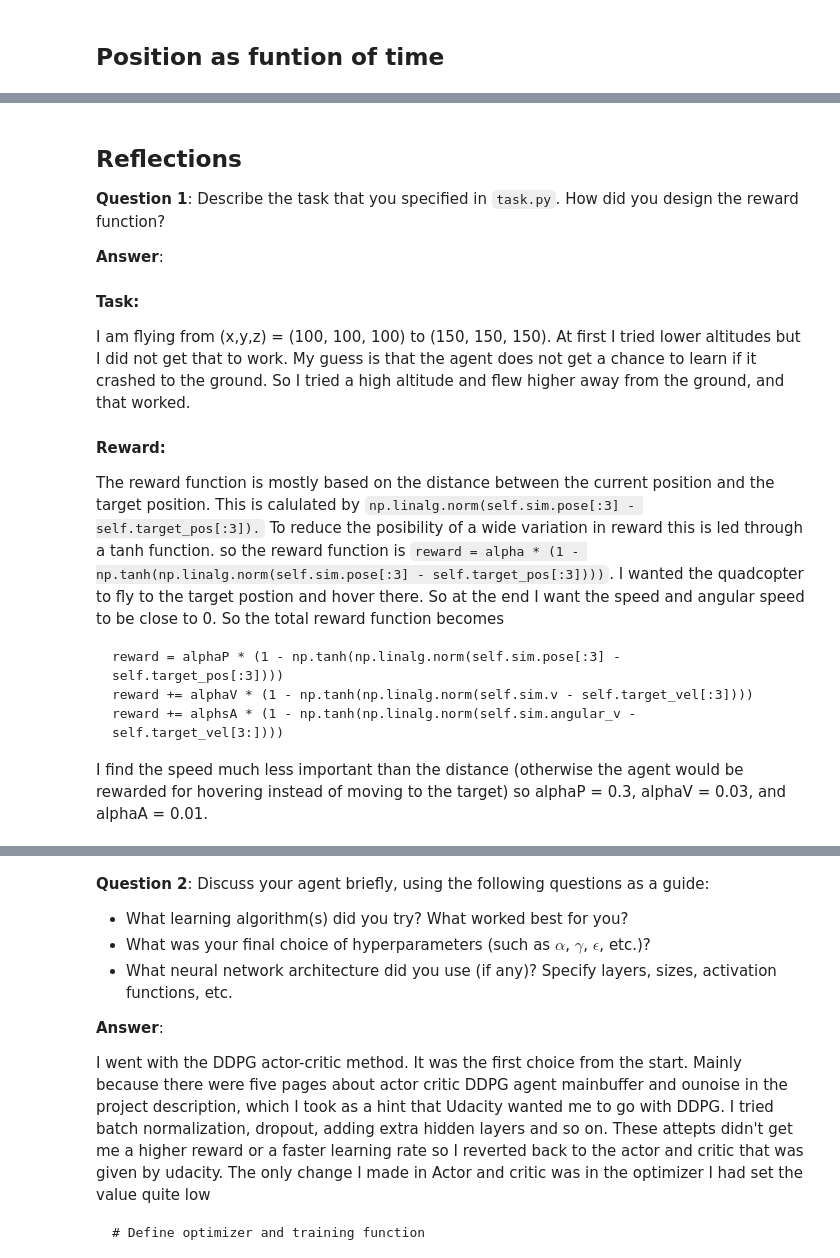
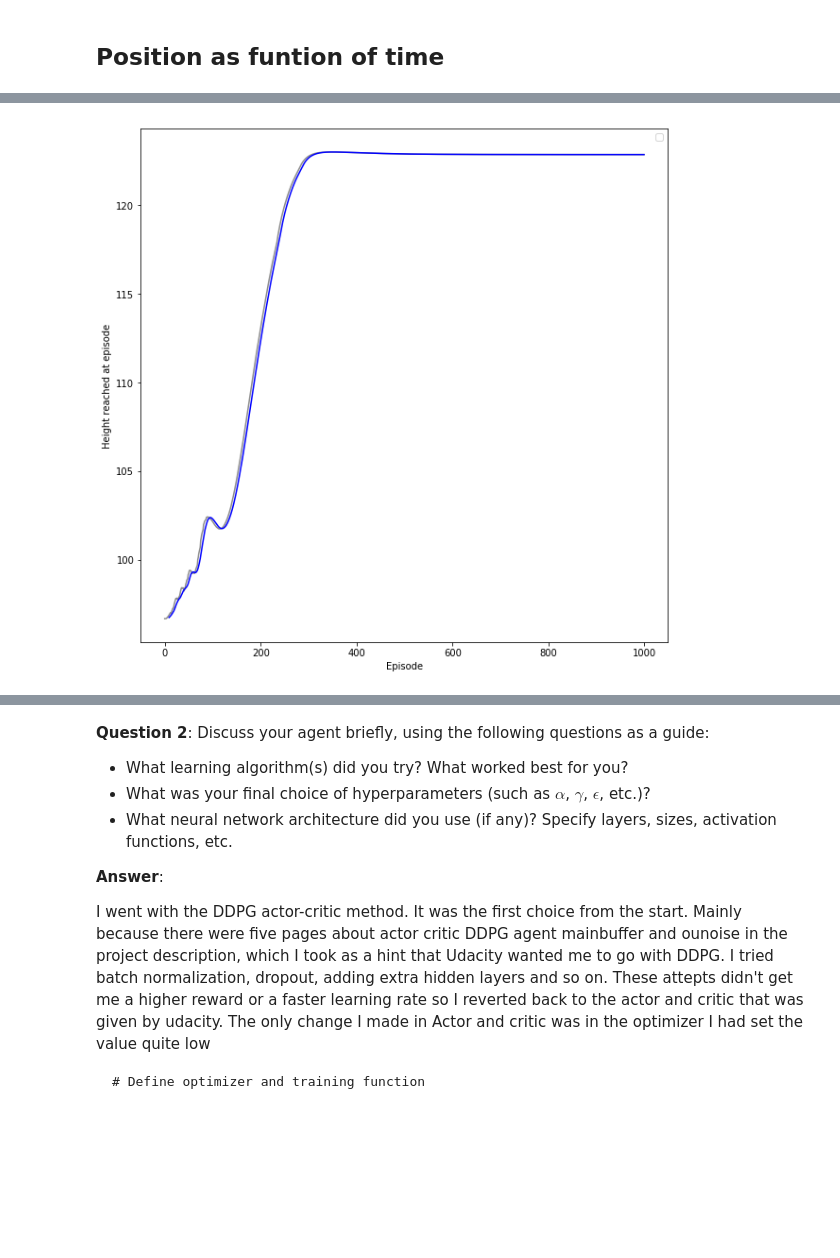
Before and after one commit to cbrands/RL-Quadcopter-2, a Jupyter notebook: Quadcopter_Project.ipynb, the cells around one changed output, grey strips where cells are left out. Saved outputs shown, nothing was run; the diff lists cells and outputs as text; code cells hidden in the pictures; blank space fills up the shorter version.

Commit message:
adjusted answers to new submission

````diff
--- a/Quadcopter_Project.ipynb
+++ b/Quadcopter_Project.ipynb
@@ -322,18 +313,4 @@ _ = plt.ylim()
-# %% [markdown]
-## Reflections
-
-**Question 1**: Describe the task that you specified in `task.py`.  How did you design the reward function?
-
-**Answer**:
-#### Task:
-I am flying from (x,y,z) = (100, 100, 100) to (150, 150, 150). At first I tried lower altitudes but I did not get that to work. My guess is that the agent does not get a chance to learn if it crashed to the ground. So I tried a high altitude and flew higher away from the ground, and that worked.
-#### Reward:
-The reward function is mostly based on the distance between the current position and the target position. This is calulated by ```np.linalg.norm(self.sim.pose[:3] - self.target_pos[:3]).```
-To reduce the posibility of a wide variation in reward this is led through a tanh function. so the reward function is
-```reward = alpha * (1 - np.tanh(np.linalg.norm(self.sim.pose[:3] - self.target_pos[:3])))```. I wanted the quadcopter to fly to the target postion and hover there. So at the end I want the speed  and angular speed to be close to 0. So the total reward function becomes
-```
-reward = alphaP * (1 - np.tanh(np.linalg.norm(self.sim.pose[:3] - self.target_pos[:3])))
-reward += alphaV * (1 - np.tanh(np.linalg.norm(self.sim.v - self.target_vel[:3])))
-reward += alphsA * (1 - np.tanh(np.linalg.norm(self.sim.angular_v - self.target_vel[3:])))
-```
-I find the speed much less important than the distance (otherwise the agent would be rewarded for hovering instead of moving to the target) so alphaP = 0.3, alphaV = 0.03, and alphaA = 0.01.
+# %%
+plot_rewards(heights, moving_average_periods=10, ylabel='Height reached at episode')
+# %% [output]
+[figure, added]
````
Also changed, not shown: parts of 13 cells of this notebook, 1 other file.
